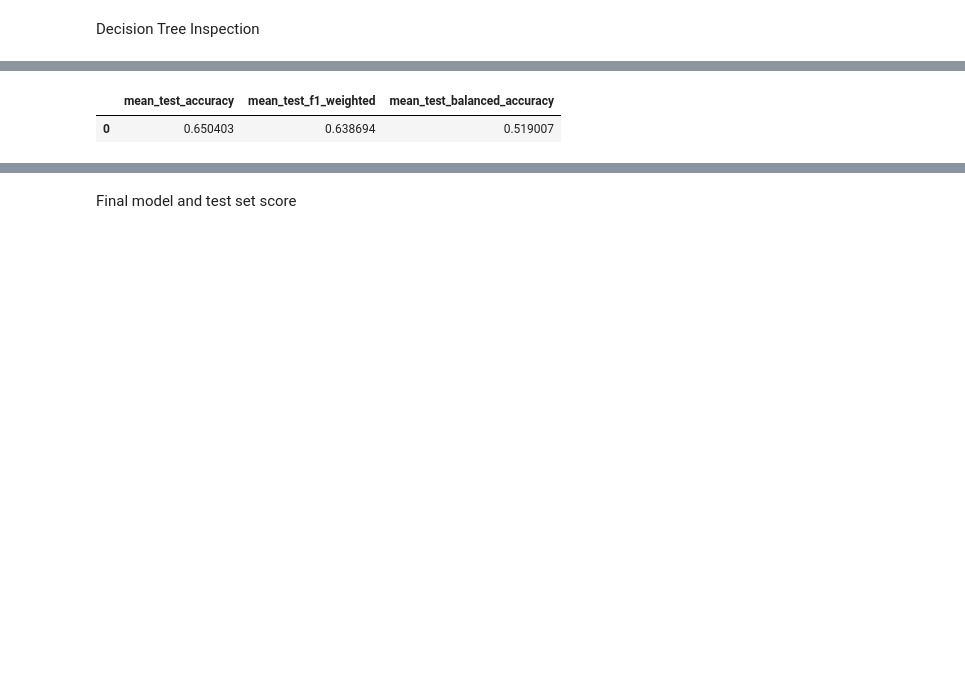
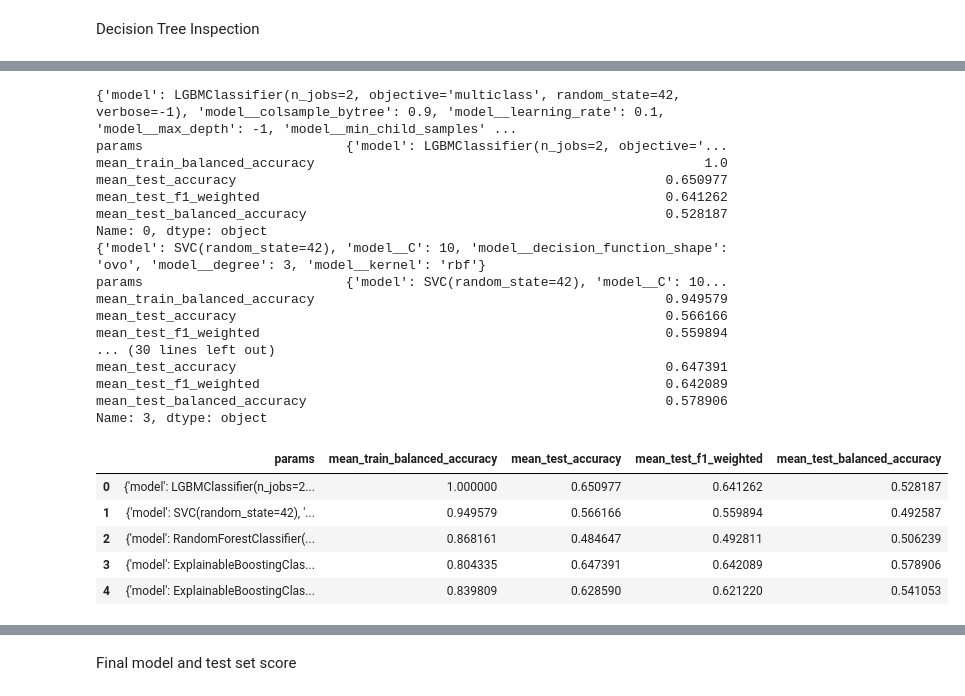
Before and after one commit to abderrahmane-salmi/UNIPI-Data-Mining-Project, a Jupyter notebook: task3/04_predictive_analysis.ipynb, the cells around one changed output, grey strips where cells are left out. Drawn from its saved outputs; the diff is of its cells as text; code cells hidden in the pictures; blank space fills up the shorter version.

```diff
--- a/task3/04_predictive_analysis.ipynb
+++ b/task3/04_predictive_analysis.ipynb
@@ -214,7 +238,6 @@ n_folds = 5
 y_true = tracks_df_clean['class_label']
 # Creating data instances with one hot encoding of region references
 X = tracks_df_clean.drop(columns=['class_label'])[classification_features]
-X = pd.concat([X.drop(columns=['region_references']), encoded_df], axis=1)
 X.head()
 # %% [output]
 |  | swear_IT | swear_EN | year | n_tokens | tokens_per_sent | char_per_tok | lexical_density | ... |
@@ -254,0 +264,3 @@ X_final = np.hstack([X_scaled, X_encoded])
+# %%
+X_final = pd.concat([X_scaled,X_encoded],axis=1)
+X_final.head()
@@ -388,8 +418,8 @@ plt.show()
 # %%
 #tree = result.best_estimator_.named_steps['model']
 tree = best_tree
-ohe_features_name = ['region_references_'+region for region in class_names]
-feature_names = X.columns.tolist()[:-1] + ohe_features_name
+feature_names = X_final.columns.tolist()
+print(feature_names)
 
 print(export_text(tree, feature_names=feature_names))
 # %% [output]
@@ -448,32 +527,13 @@ Training and evaluating GBM
 # %%
-import lightgbm as lgb
-
-gb = lgb.LGBMClassifier(
-    objective='multiclass',
-    n_jobs=2,
-    random_state=seed,
-    verbose=-1
-)
-
-param_grid = {
-    'num_leaves': [80],
-    'max_depth': [-1],
-    'learning_rate': [0.1],
-    'n_estimators': [1200],
-    'min_child_samples': [7],
-    'min_gain_to_split':[0.0],
-    'subsample': [0.7],
-    'colsample_bytree': [0.9]
-}
-
 grid = GridSearchCV(
-    estimator=gb,
-    param_grid=param_grid,
+    estimator=pipe,
+    param_grid=grids,
     cv = stratKFold,
     n_jobs=4,
     return_train_score = True,
     scoring = ['balanced_accuracy','accuracy','f1_weighted'],
-    refit='balanced_accuracy'
+    refit='balanced_accuracy',
+    verbose=3
 )
 
 result = grid.fit(X_train,y_train)
@@ -480,9 +559,37 @@ result = grid.fit(X_train,y_train)
 # %%
 df = pd.DataFrame(result.cv_results_)
-df[['mean_test_accuracy','mean_test_f1_weighted','mean_test_balanced_accuracy']]
+models = df['param_model'].unique()
+cols =['params','mean_train_balanced_accuracy','mean_test_accuracy','mean_test_f1_weighted','mean_test_balanced_accuracy']
+for model in models:
+    mresults = df[df['param_model']==model]
+    best_model = mresults.loc[mresults['mean_test_balanced_accuracy'].idxmax(), cols]
+    print(best_model['params'])
+    print(best_model)
+df[cols]
 # %% [output]
+{'model': LGBMClassifier(n_jobs=2, objective='multiclass', random_state=42, verbose=-1), 'model__colsample_bytree': 0.9, 'model__learning_rate': 0.1, 'model__max_depth': -1, 'model__min_child_samples' ...
+params                          {'model': LGBMClassifier(n_jobs=2, objective='...
+mean_train_balanced_accuracy                                                  1.0
+mean_test_accuracy                                                       0.650977
+mean_test_f1_weighted                                                    0.641262
+mean_test_balanced_accuracy                                              0.528187
+Name: 0, dtype: object
+{'model': SVC(random_state=42), 'model__C': 10, 'model__decision_function_shape': 'ovo', 'model__degree': 3, 'model__kernel': 'rbf'}
+params                          {'model': SVC(random_state=42), 'model__C': 10...
+mean_train_balanced_accuracy                                             0.949579
+mean_test_accuracy                                                       0.566166
+mean_test_f1_weighted                                                    0.559894
+... (30 lines left out)
+mean_test_accuracy                                                       0.647391
+mean_test_f1_weighted                                                    0.642089
+mean_test_balanced_accuracy                                              0.578906
+Name: 3, dtype: object
-|  | mean_test_accuracy | mean_test_f1_weighted | mean_test_balanced_accuracy |
-| 0 | 0.650403 | 0.638694 | 0.519007 |
+|  | params | mean_train_balanced_accuracy | mean_test_accuracy | mean_test_f1_weighted | mean_test_balanced_accuracy |
+| 0 | {'model': LGBMClassifier(n_jobs=2... | 1.000000 | 0.650977 | 0.641262 | 0.528187 |
+| 1 | {'model': SVC(random_state=42), '... | 0.949579 | 0.566166 | 0.559894 | 0.492587 |
+| 2 | {'model': RandomForestClassifier(... | 0.868161 | 0.484647 | 0.492811 | 0.506239 |
+| 3 | {'model': ExplainableBoostingClas... | 0.804335 | 0.647391 | 0.642089 | 0.578906 |
+| 4 | {'model': ExplainableBoostingClas... | 0.839809 | 0.628590 | 0.621220 | 0.541053 |
 # %%
 print(f"Result: {result.best_score_}, best hyperparameters: {result.best_params_}")
 # %% [output]
```
Also changed, not shown: parts of 31 cells of this notebook.
